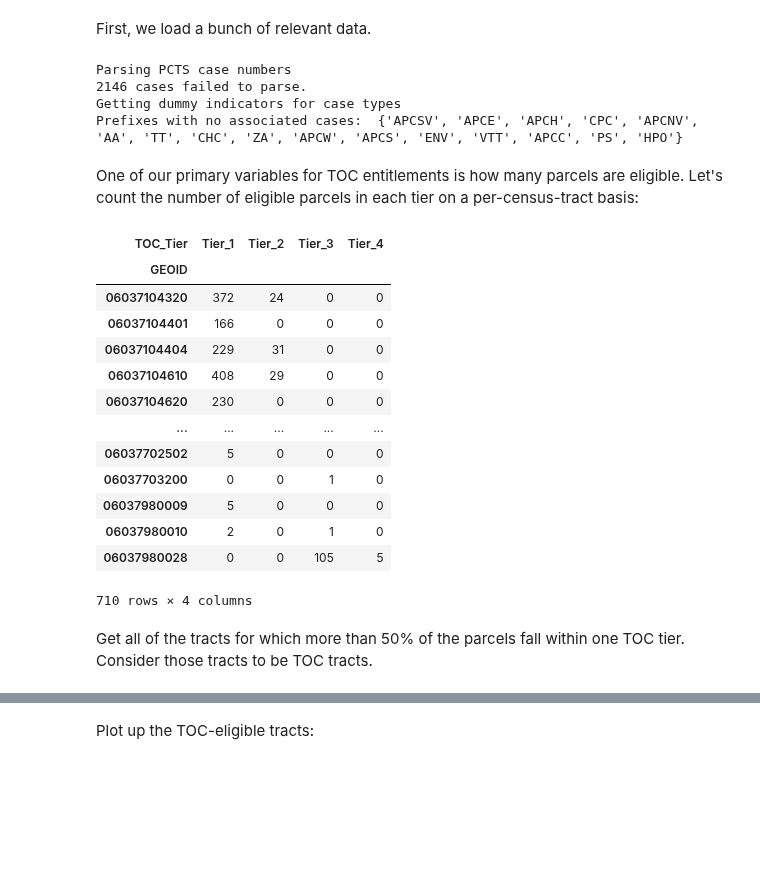
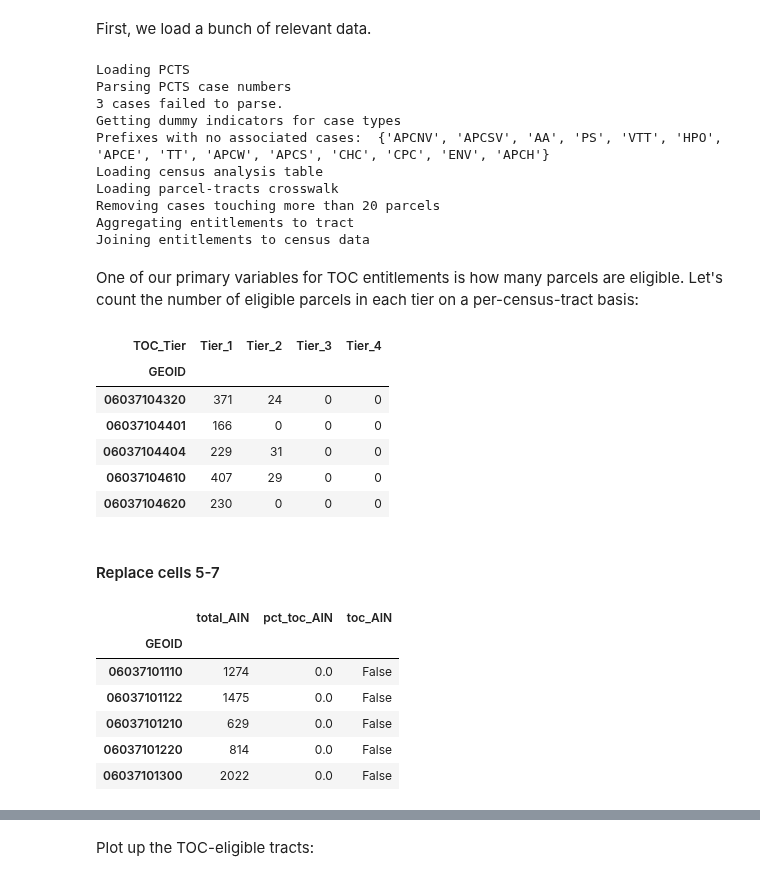
Before and after one commit to CityOfLosAngeles/planning-entitlements, a Jupyter notebook: notebooks/tc-toc-regression.ipynb, the cells around one changed output, grey strips where cells are left out. Saved outputs shown, nothing was run; the diff lists cells and outputs as text; code cells hidden in the pictures; blank space fills up the shorter version.

```diff
--- a/notebooks/tc-toc-regression.ipynb
+++ b/notebooks/tc-toc-regression.ipynb
@@ -32,41 +30,42 @@ census = cat.census_analysis_table.read()
-# %%
-pcts = cat.pcts2.read()
-pcts = laplan.pcts.subset_pcts(pcts, get_dummies=True, suffix_list=["TOC"], verbose=True)
-pcts = laplan.pcts.drop_child_cases(pcts, keep_child_entitlements=True)
-# %% [output]
-Parsing PCTS case numbers
-2146 cases failed to parse.
-Getting dummy indicators for case types
-Prefixes with no associated cases:  {'APCSV', 'APCE', 'APCH', 'CPC', 'APCNV', 'AA', 'TT', 'CHC', 'ZA', 'APCW', 'APCS', 'ENV', 'VTT', 'APCC', 'PS', 'HPO'}
+# %%
+joined = utils.entitlements_per_tract(
+    suffix_list=["TOC"],
+    verbose=True,
+    aggregate_years=True,
+).fillna({"TOC": 0})
+# %% [output]
+Loading PCTS
+Parsing PCTS case numbers
+3 cases failed to parse.
+Getting dummy indicators for case types
+Prefixes with no associated cases:  {'APCNV', 'APCSV', 'AA', 'PS', 'VTT', 'HPO', 'APCE', 'TT', 'APCW', 'APCS', 'CHC', 'CPC', 'ENV', 'APCH'}
+Loading census analysis table
+Loading parcel-tracts crosswalk
+Removing cases touching more than 20 parcels
+Aggregating entitlements to tract
+Joining entitlements to census data
 # %% [markdown]
 One of our primary variables for TOC entitlements is how many parcels are eligible.
 Let's count the number of eligible parcels in each tier on a per-census-tract basis:
 # %%
 tier_parcels = (
     parcel_to_tract
     [parcel_to_tract.TOC_Tier > 0]
     .groupby(["GEOID", "TOC_Tier"])
     .size()
     .to_frame("n")
     .reset_index(level=1)
     .pivot(columns="TOC_Tier", values="n")
     .rename(columns=lambda x: f"Tier_{x}")
     .fillna(0.0)
     .astype(int)
 )
-tier_parcels
+tier_parcels.head()
 # %% [output]
 | TOC_Tier | Tier_1 | Tier_2 | Tier_3 | Tier_4 |
 | GEOID |  |  |  |  |
-| 06037104320 | 372 | 24 | 0 | 0 |
+| 06037104320 | 371 | 24 | 0 | 0 |
 | 06037104401 | 166 | 0 | 0 | 0 |
 | 06037104404 | 229 | 31 | 0 | 0 |
-| 06037104610 | 408 | 29 | 0 | 0 |
+| 06037104610 | 407 | 29 | 0 | 0 |
 | 06037104620 | 230 | 0 | 0 | 0 |
-| ... | ... | ... | ... | ... |
-| 06037702502 | 5 | 0 | 0 | 0 |
-| 06037703200 | 0 | 0 | 1 | 0 |
-| 06037980009 | 5 | 0 | 0 | 0 |
-| 06037980010 | 2 | 0 | 1 | 0 |
-| 06037980028 | 0 | 0 | 105 | 5 |
-710 rows × 4 columns
@@ -81,3 +72,2 @@ pcts = pcts.merge(
-# %% [markdown]
-Get all of the tracts for which more than 50% of the parcels fall within one TOC tier.
-Consider those tracts to be TOC tracts.
+# %% [markdown]
+#### Replace cells 5-7
@@ -84,12 +83,18 @@ Consider those tracts to be TOC tracts.
 # %%
-toc_eligible_tracts = (parcel_to_tract[["GEOID", "toc_AIN"]]
-                       .assign(
+toc_eligible_tracts = (parcel_to_tract[["GEOID", "total_AIN", "pct_toc_AIN", "toc_AIN"]]
+                       .drop_duplicates()
+                        .assign(
                            toc_AIN = parcel_to_tract.toc_AIN.astype(bool)
                        )
-                       .drop_duplicates()
-                       .reset_index(drop=True)
+                       .set_index("GEOID")
                       )
 
-toc_eligible_tracts = pandas.merge(tracts, toc_eligible_tracts,
-                                   on = "GEOID",
-                                   how = "left", validate = "1:1").set_index("GEOID")
+toc_eligible_tracts.head()
+# %% [output]
+|  | total_AIN | pct_toc_AIN | toc_AIN |
+| GEOID |  |  |  |
+| 06037101110 | 1274 | 0.0 | False |
+| 06037101122 | 1475 | 0.0 | False |
+| 06037101210 | 629 | 0.0 | False |
+| 06037101220 | 814 | 0.0 | False |
+| 06037101300 | 2022 | 0.0 | False |
```
Also changed, not shown: parts of 46 cells of this notebook, 1 other file.
